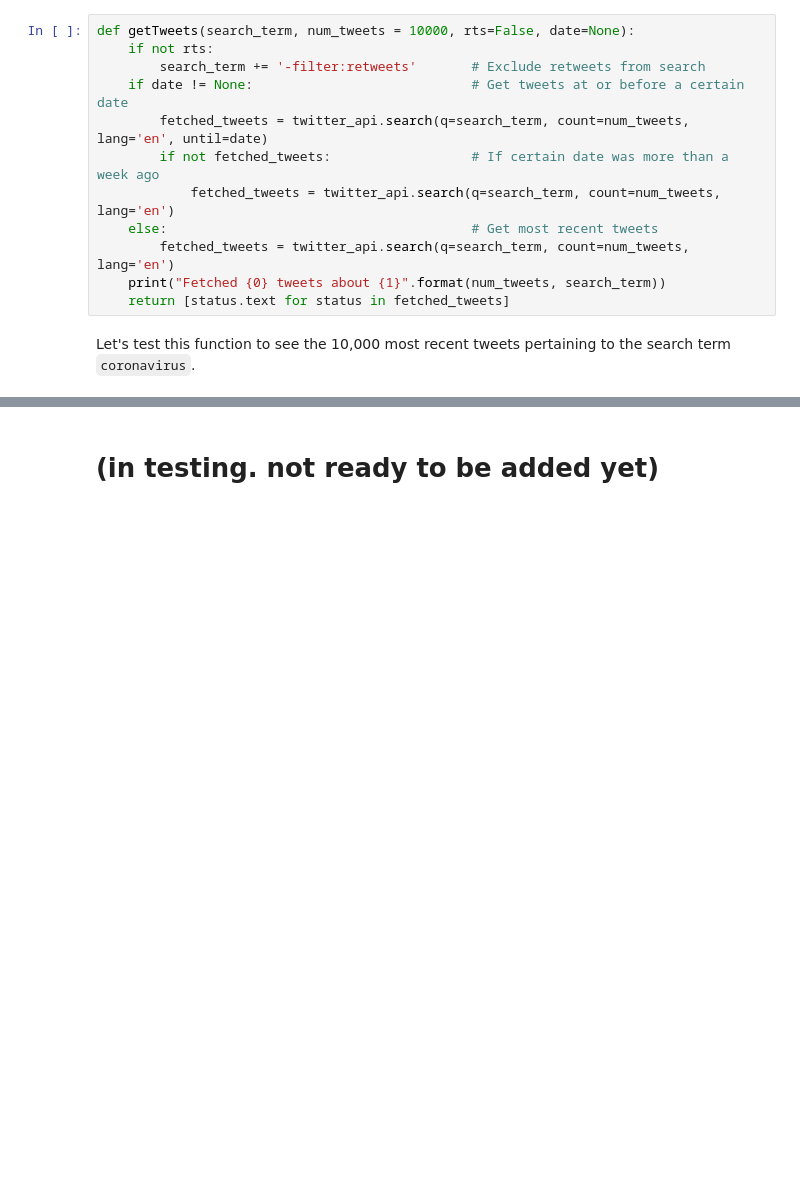
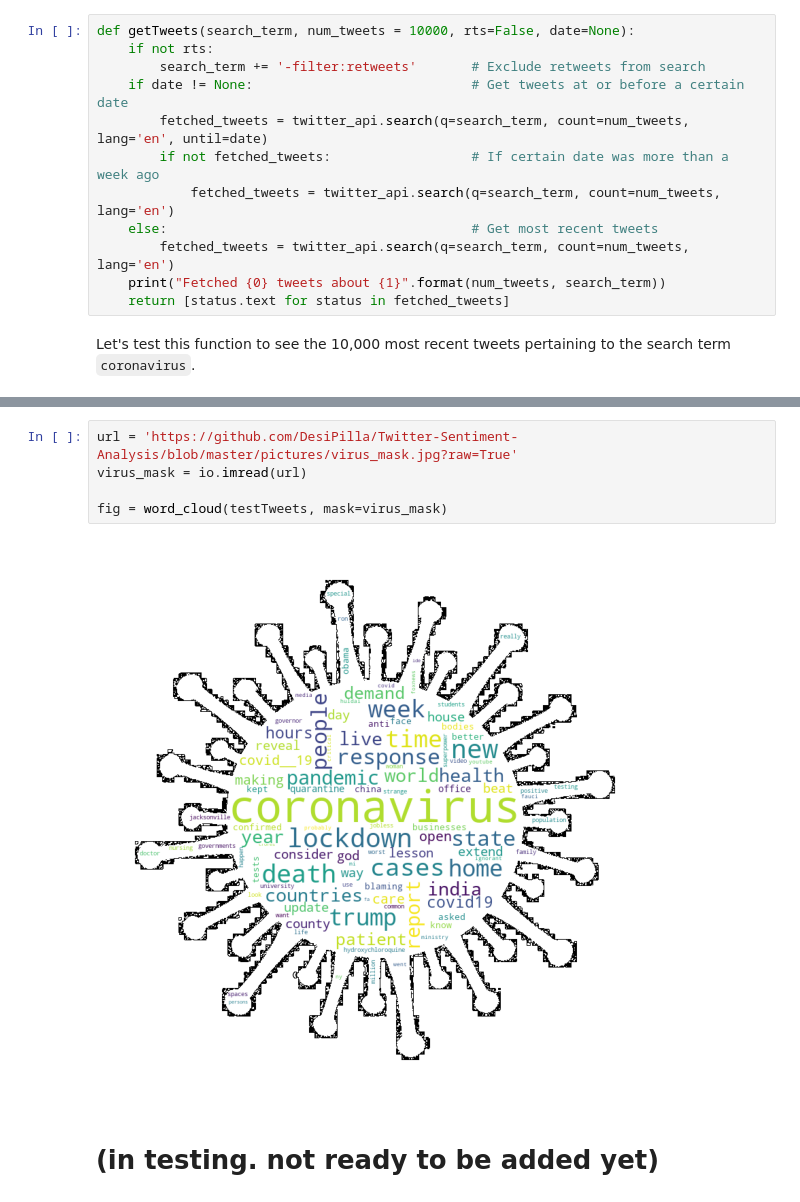
Before and after one commit to DesiPilla/twitter-sentiment-analysis, a Jupyter notebook: Twitter_Sentiment_Analysis.ipynb, the cells around one changed output, grey strips where cells are left out. Saved outputs shown, nothing was run; the diff lists cells and outputs as text; blank space fills up the shorter version.

```diff
--- a/Twitter_Sentiment_Analysis.ipynb
+++ b/Twitter_Sentiment_Analysis.ipynb
@@ -849,3 +904,10 @@ print('\n(scale from 0 - 1) Aggregated sentiment score:', model1.predict(testTwe
+# %%
+url = 'https://github.com/DesiPilla/Twitter-Sentiment-Analysis/blob/master/pictures/virus_mask.jpg?raw=True'
+virus_mask = io.imread(url)
+
+fig = word_cloud(testTweets, mask=virus_mask)
+# %% [output]
+[figure, added]
 # %% [markdown]
 # (in testing. not ready to be added yet)
 # %% [markdown]
```
Also changed, not shown: parts of 17 cells of this notebook.
